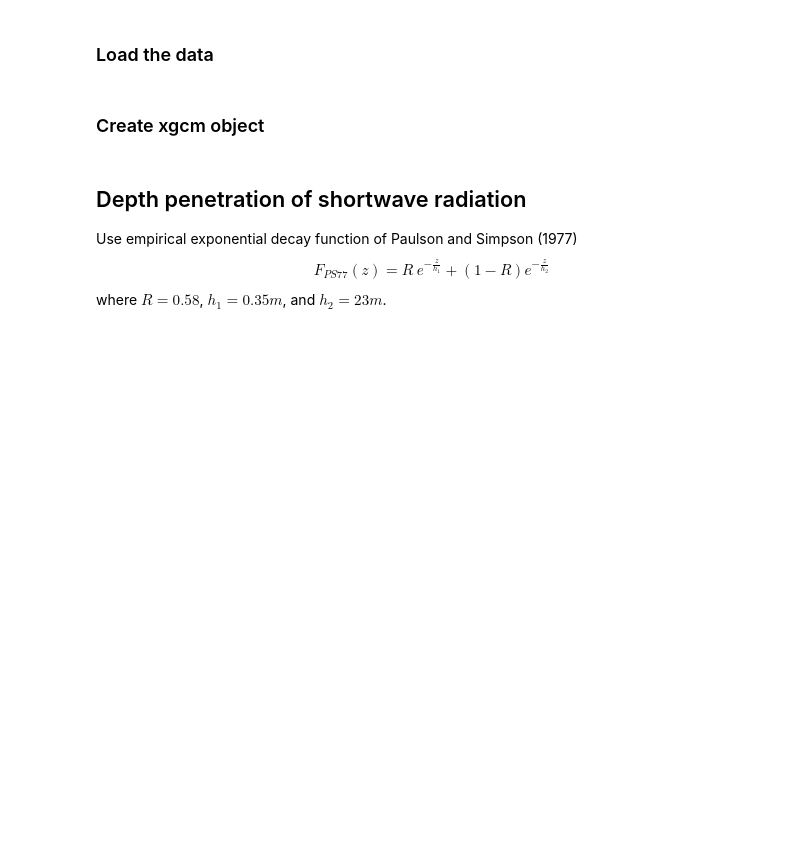
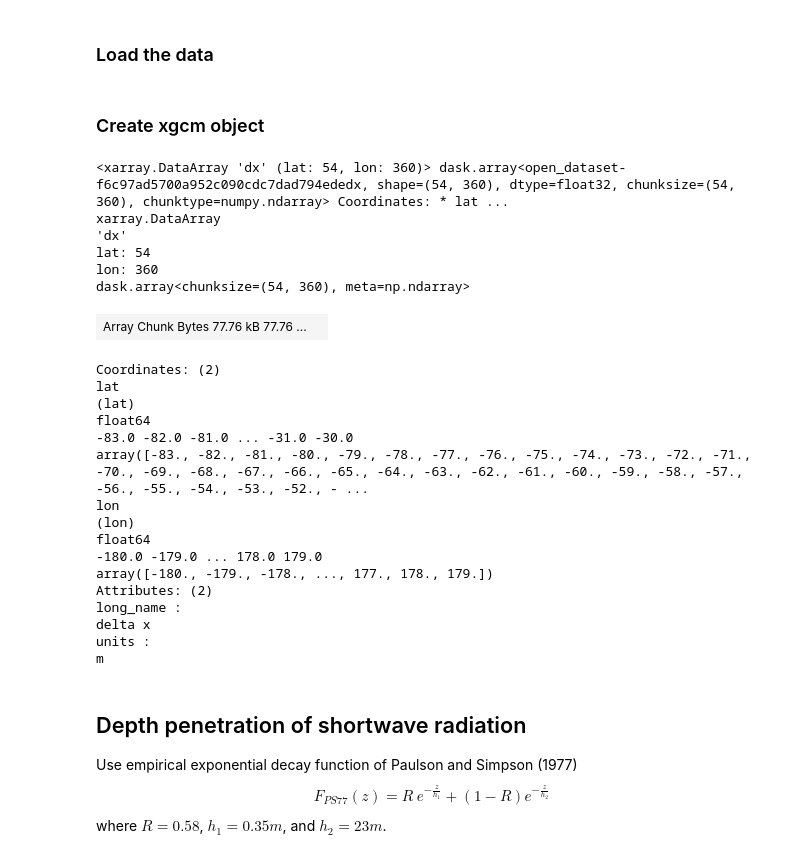
Before and after one commit to gmacgilchrist/so_decadal_variability, a Jupyter notebook: so_decadal-variability.ipynb, the cells around one changed output. Cells and saved outputs as stored; diff of their text form; code cells hidden in the pictures; blank space fills up the shorter version.

```diff
--- a/so_decadal-variability.ipynb
+++ b/so_decadal-variability.ipynb
@@ -25,3 +32,71 @@ ds = xr.merge([ocean,flux,grid])
+# %%
+@jit(nopython=True)
+def haversine_distance(lat1,lat2,lon1,lon2,degrees=True):
+    R=6371E3
+    if degrees:
+        fac = np.pi/180
+        lat1 = lat1*fac
+        lat2 = lat2*fac
+        lon1 = lon1*fac
+        lon2 = lon2*fac
+    return 2*R*np.arcsin(np.sqrt(np.sin((lat2-lat1)/2)**2+np.cos(lat1)*np.cos(lat2)*np.sin((lon2-lon1)/2)**2))
+
+@jit(nopython=True)
+def calc_spacing_from_latlon(lat,lon):
+    ni = len(lon_g)-1
+    nj = len(lat_g)-1
+    dx = np.empty(shape=(ni,nj))
+    dy = np.empty(shape=(ni,nj))
+    for i in range(ni):
+        lon1 = lon_g[i]
+        lon2 = lon_g[i+1]
+        for j in range(nj):
+            lat1 = lat_g[j]
+            lat2 = lat_g[j+1]
+
+            dx[i,j] = haversine_distance(lat1,
+                                         lat1,
+                                         lon1,
+                                         lon2,
+                                         degrees=True)
+            dy[i,j] = haversine_distance(lat1,
+                                         lat2,
+                                         lon1,
+                                         lon1,
+                                         degrees=True)
+    return dx, dy
+# %%
+# Find distances between cell boundaries
+dxC,dyC = calc_spacing_from_latlon(lat_g,lon_g)
+# %%
+ds['dxC'] = xr.DataArray(dxC,dims=['lon','lat'])
+ds['dyC'] = xr.DataArray(dyC,dims=['lon','lat'])
+# %%
+ds['dx'].
+# %% [output]
+<xarray.DataArray 'dx' (lat: 54, lon: 360)> dask.array<open_dataset-f6c97ad5700a952c090cdc7dad794ededx, shape=(54, 360), dtype=float32, chunksize=(54, 360), chunktype=numpy.ndarray> Coordinates: * lat ...
+xarray.DataArray
+'dx'
+lat: 54
+lon: 360
+dask.array<chunksize=(54, 360), meta=np.ndarray>
+| Array Chunk Bytes 77.76 kB 77.76 ... |  |
+Coordinates: (2)
+lat
+(lat)
+float64
+-83.0 -82.0 -81.0 ... -31.0 -30.0
+array([-83., -82., -81., -80., -79., -78., -77., -76., -75., -74., -73., -72., -71., -70., -69., -68., -67., -66., -65., -64., -63., -62., -61., -60., -59., -58., -57., -56., -55., -54., -53., -52., - ...
+lon
+(lon)
+float64
+-180.0 -179.0 ... 178.0 179.0
+array([-180., -179., -178., ..., 177., 178., 179.])
+Attributes: (2)
+long_name :
+delta x
+units :
+m
 # %% [markdown]
 ## Depth penetration of shortwave radiation
 
```
Also changed, not shown: parts of 2 cells of this notebook.
